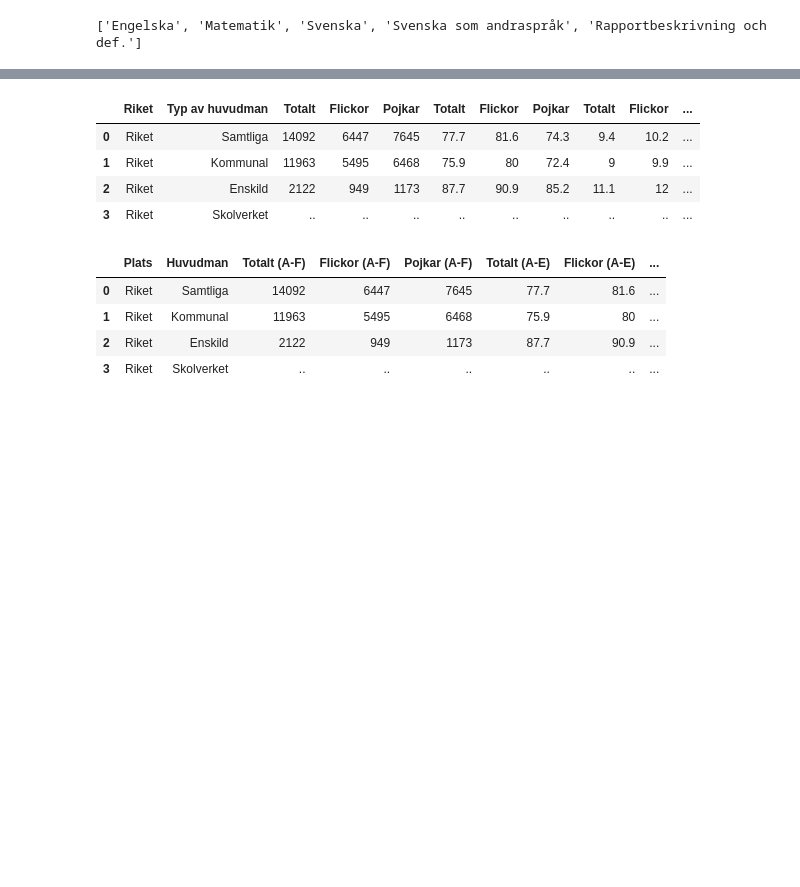
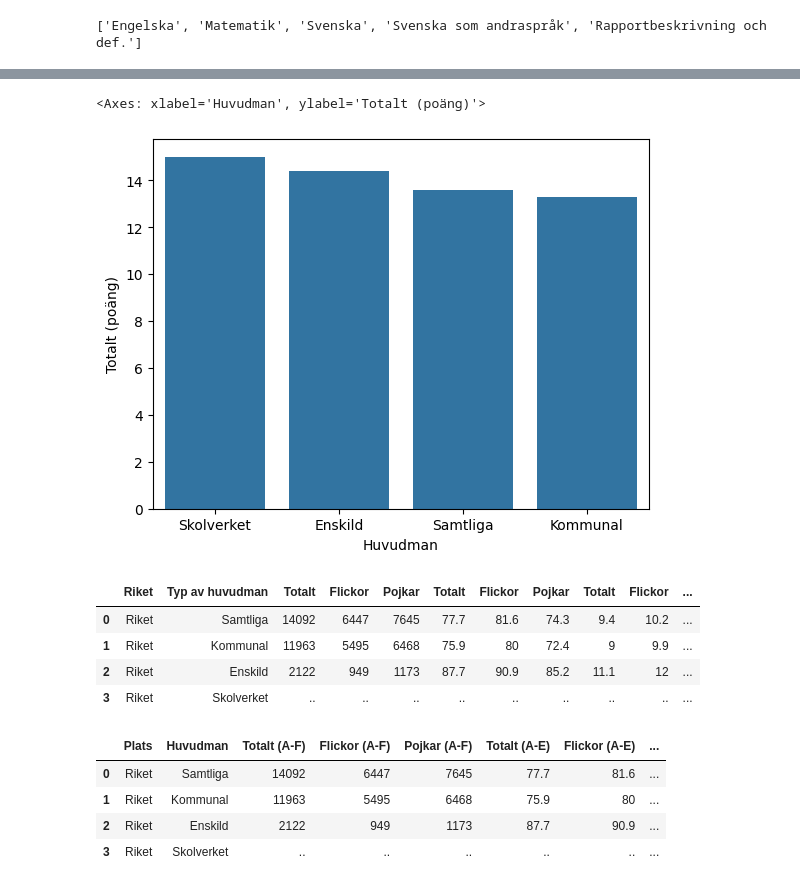
Before and after one commit to suseliwen/Labb2---skolstatistik, a Jupyter notebook: Labb_Skolstat.ipynb, the cells around one changed output, grey strips where cells are left out. Cells and saved outputs as stored; diff of their text form; code cells hidden in the pictures; blank space fills up the shorter version.

```diff
--- a/Labb_Skolstat.ipynb
+++ b/Labb_Skolstat.ipynb
@@ -87,0 +144,4 @@ df_svenska
+# %%
+high_score_swedish = df_swedish.groupby("Huvudman")["Totalt (poäng)"].median().sort_values(ascending=False) #Skriver ut högsta poäng baserat på huvudman
+high_score_df_swedish = high_score_swedish.reset_index()
+high_score_df_swedish
@@ -88,3 +154,8 @@ df_svenska
+# %%
+sns.barplot(data = high_score_df_swedish, x = "Huvudman", y = "Totalt (poäng)") #Skriver ut högsta poäng som ett diagram
+# %% [output]
+<Axes: xlabel='Huvudman', ylabel='Totalt (poäng)'>
+[figure, added]
 # %%
 #Skapar en dataframe av bladet Svenska som andraspråk(SAS)
 df_SAS = pd.read_excel("data/riket2023_åk9_np.xlsx", sheet_name = "Svenska som andraspråk", header = 8)  #hämtar sheet Svenska
```
Also changed, not shown: parts of 17 cells of this notebook.
